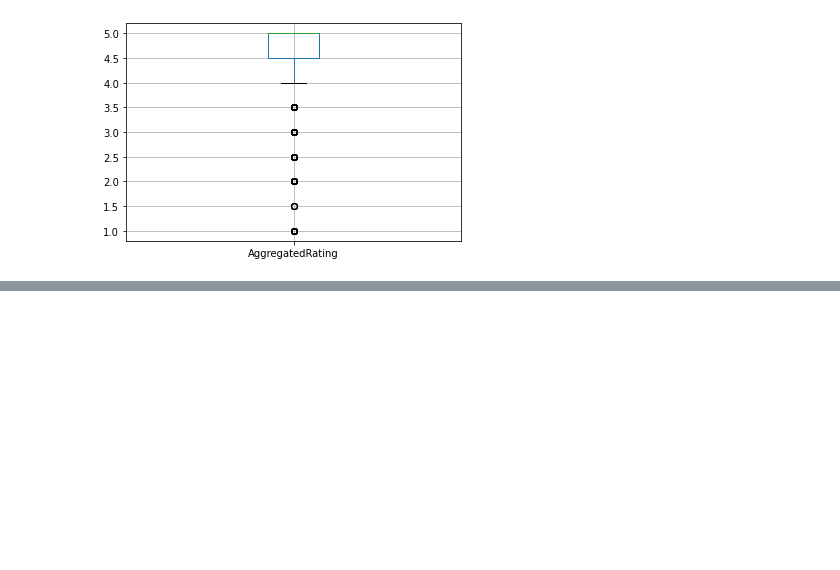
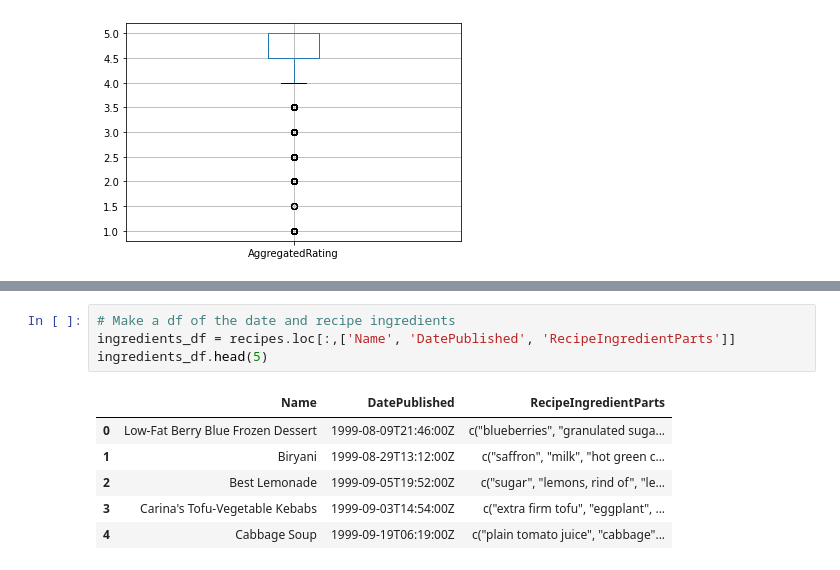
Before and after one commit to JenniferM-BShulyak/recipes_full, a Jupyter notebook: setup_exploration.ipynb, the cells around one changed output, grey strips where cells are left out. Drawn from its saved outputs; the diff is of its cells as text; blank space fills up the shorter version.

```diff
--- a/setup_exploration.ipynb
+++ b/setup_exploration.ipynb
@@ -264,0 +287,11 @@ dessert_ratings.boxplot()
+# %%
+# Make a df of the date and recipe ingredients
+ingredients_df = recipes.loc[:,['Name', 'DatePublished', 'RecipeIngredientParts']]
+ingredients_df.head(5)
+# %% [output]
+|  | Name | DatePublished | RecipeIngredientParts |
+| 0 | Low-Fat Berry Blue Frozen Dessert | 1999-08-09T21:46:00Z | c("blueberries", "granulated suga... |
+| 1 | Biryani | 1999-08-29T13:12:00Z | c("saffron", "milk", "hot green c... |
+| 2 | Best Lemonade | 1999-09-05T19:52:00Z | c("sugar", "lemons, rind of", "le... |
+| 3 | Carina's Tofu-Vegetable Kebabs | 1999-09-03T14:54:00Z | c("extra firm tofu", "eggplant", ... |
+| 4 | Cabbage Soup | 1999-09-19T06:19:00Z | c("plain tomato juice", "cabbage"... |
```
Also changed, not shown: parts of 8 cells of this notebook.
